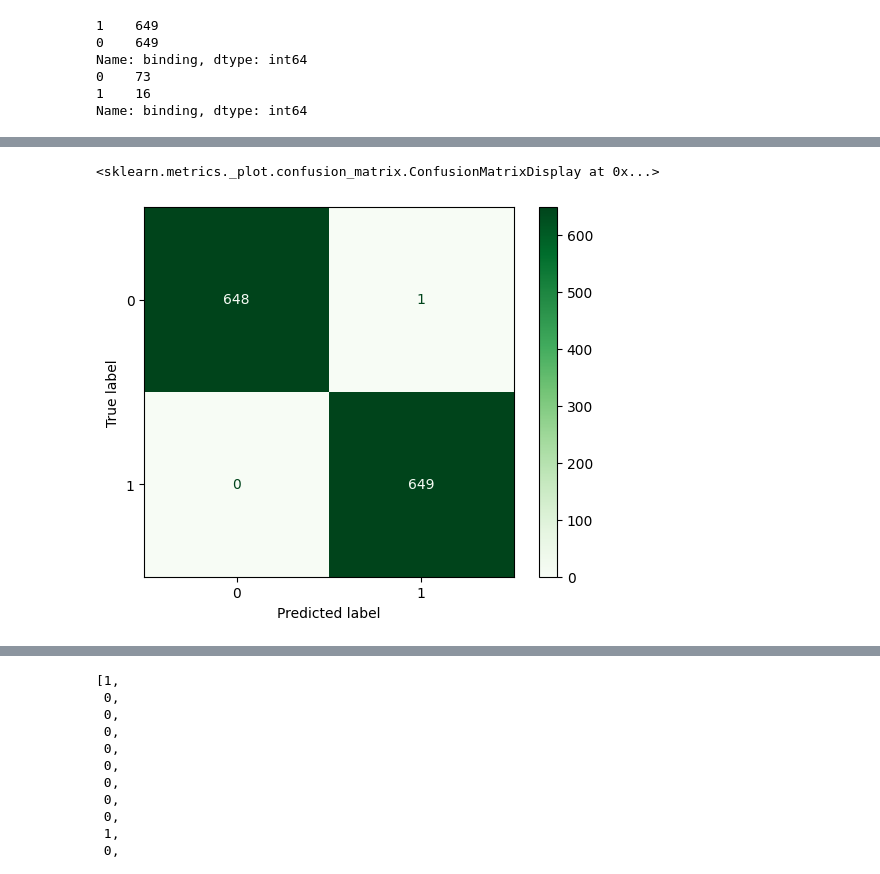
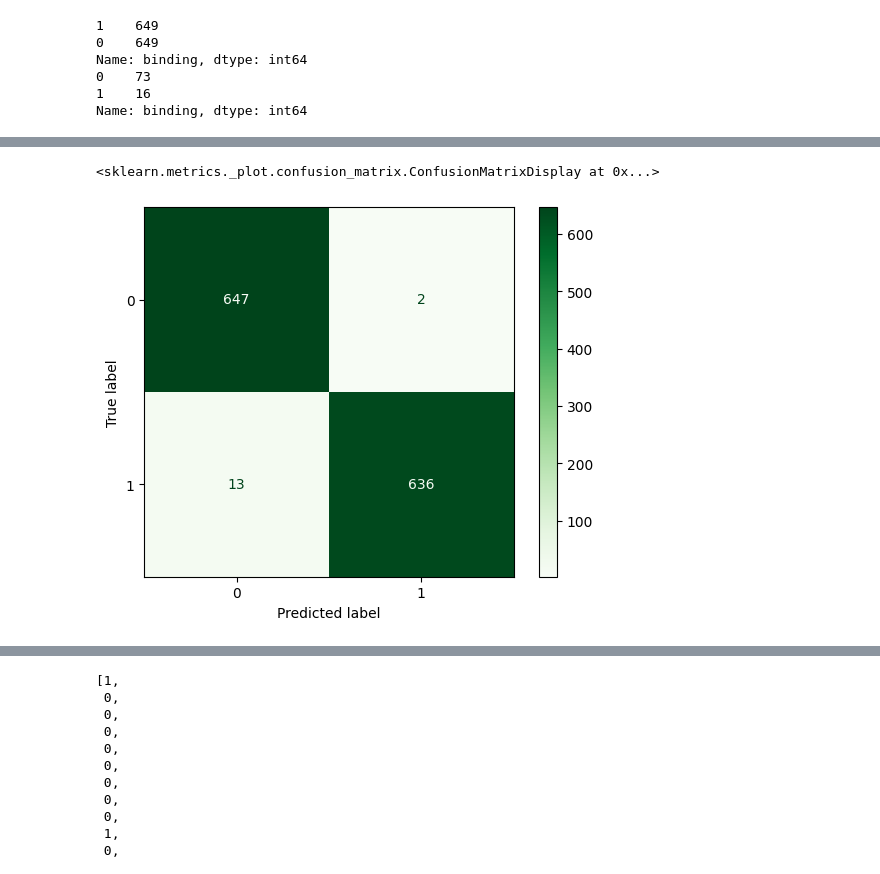
Before and after one commit to bhaba-ranjan/ada-boosting, a Jupyter notebook: boosting-ann.ipynb, the cells around one changed output, grey strips where cells are left out. Cells and saved outputs as stored; diff of their text form; code cells hidden in the pictures.

```diff
--- a/boosting-ann.ipynb
+++ b/boosting-ann.ipynb
@@ -403,4 +445,4 @@ plt.plot(f1)
 # %%
-data =some_pred(training_split, 6)
+data =some_pred(training_split, 12)
 ConfusionMatrixDisplay.from_predictions(train_result,data,cmap='Greens')
 # %% [output]
@@ -437,5 +485,5 @@ ConfusionMatrixDisplay.from_predictions(train_result,data,cmap='Greens')
 <sklearn.metrics._plot.confusion_matrix.ConfusionMatrixDisplay at 0x...>
-[figure, old version]
+[figure, new version]
 # %%
 table_test = pd.read_table('./1663769555_8653905_test.txt', names=['sequence'])
 unlabeled_test = vectorizer_best.transform(table_test.sequence).toarray()
```
Also changed, not shown: parts of 11 cells of this notebook.
